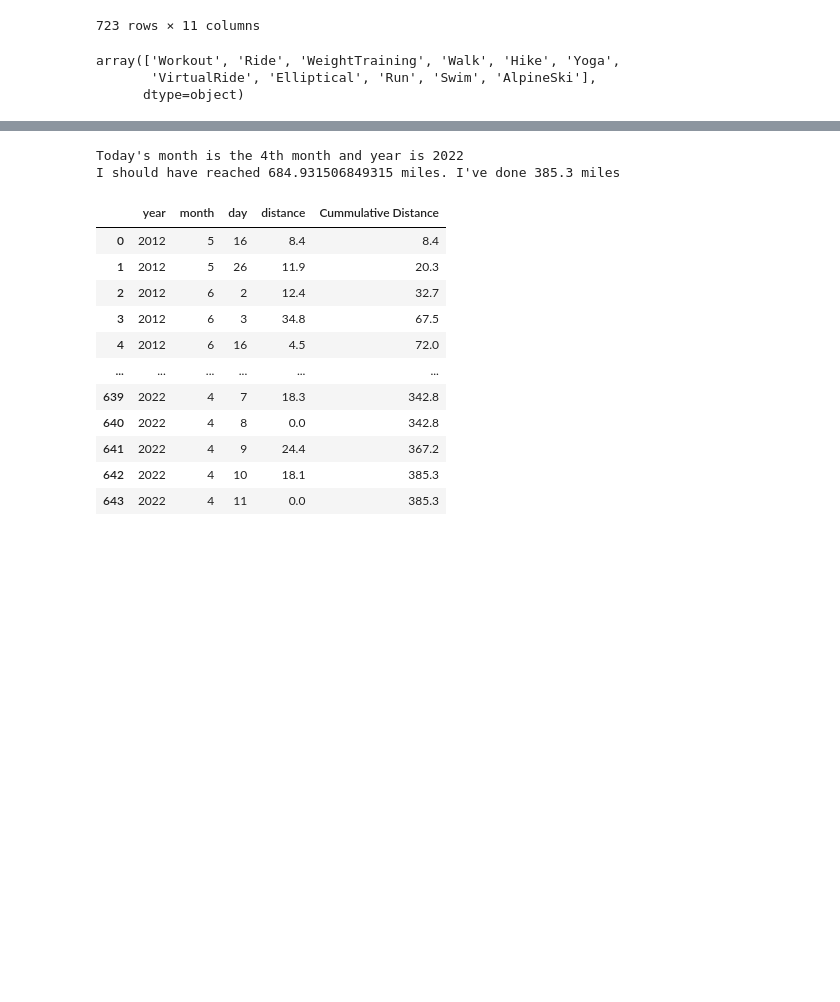
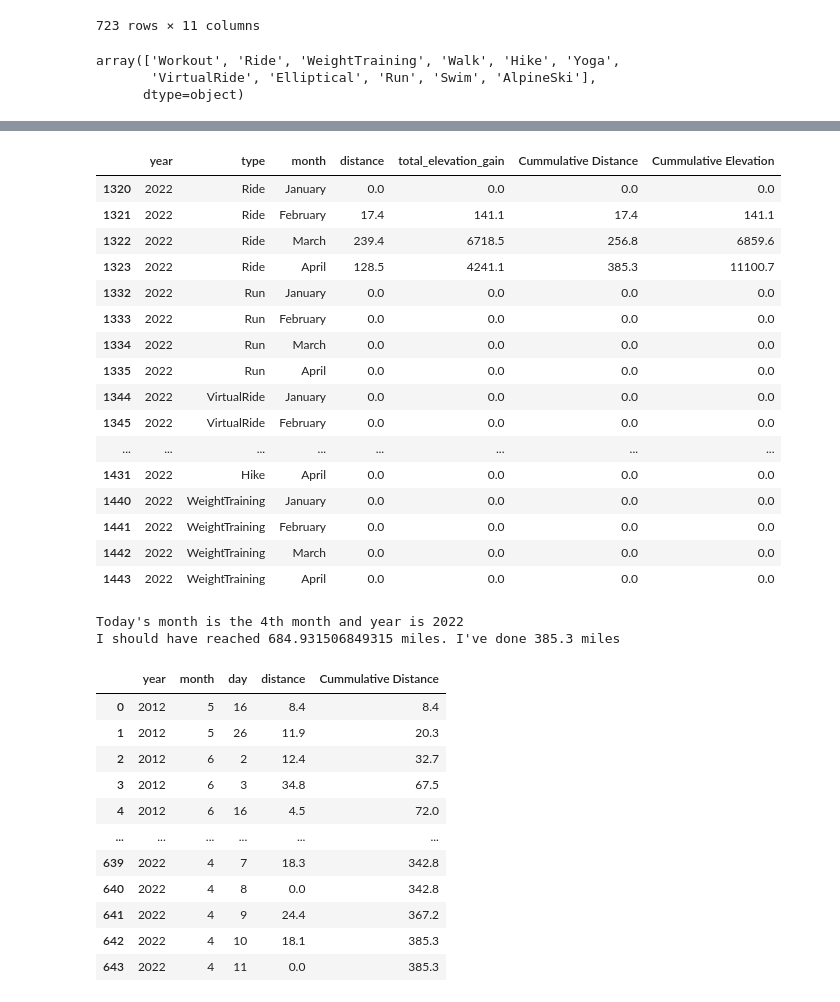
Before and after one commit to tiroger/my-strava, a Jupyter notebook: my_data.ipynb, the cells around one changed output, grey strips where cells are left out. Cells and saved outputs as stored; diff of their text form; code cells hidden in the pictures; blank space fills up the shorter version.

```diff
--- a/my_data.ipynb
+++ b/my_data.ipynb
@@ -128,3 +141,24 @@ grouped_by_year_and_month.tail(50)
+# %%
+year_2022 = grouped_by_year_and_month[grouped_by_year_and_month.year == this_year]
+year_2022[year_2022.month.isin(months_sofar)]
+# %% [output]
+|  | year | type | month | distance | total_elevation_gain | Cummulative Distance | Cummulative Elevation |
+| 1320 | 2022 | Ride | January | 0.0 | 0.0 | 0.0 | 0.0 |
+| 1321 | 2022 | Ride | February | 17.4 | 141.1 | 17.4 | 141.1 |
+| 1322 | 2022 | Ride | March | 239.4 | 6718.5 | 256.8 | 6859.6 |
+| 1323 | 2022 | Ride | April | 128.5 | 4241.1 | 385.3 | 11100.7 |
+| 1332 | 2022 | Run | January | 0.0 | 0.0 | 0.0 | 0.0 |
+| 1333 | 2022 | Run | February | 0.0 | 0.0 | 0.0 | 0.0 |
+| 1334 | 2022 | Run | March | 0.0 | 0.0 | 0.0 | 0.0 |
+| 1335 | 2022 | Run | April | 0.0 | 0.0 | 0.0 | 0.0 |
+| 1344 | 2022 | VirtualRide | January | 0.0 | 0.0 | 0.0 | 0.0 |
+| 1345 | 2022 | VirtualRide | February | 0.0 | 0.0 | 0.0 | 0.0 |
+| ... | ... | ... | ... | ... | ... | ... | ... |
+| 1431 | 2022 | Hike | April | 0.0 | 0.0 | 0.0 | 0.0 |
+| 1440 | 2022 | WeightTraining | January | 0.0 | 0.0 | 0.0 | 0.0 |
+| 1441 | 2022 | WeightTraining | February | 0.0 | 0.0 | 0.0 | 0.0 |
+| 1442 | 2022 | WeightTraining | March | 0.0 | 0.0 | 0.0 | 0.0 |
+| 1443 | 2022 | WeightTraining | April | 0.0 | 0.0 | 0.0 | 0.0 |
 # %%
 ####### #
 # GOALS #
```
Also changed, not shown: parts of 3 cells of this notebook, 1 other file.
